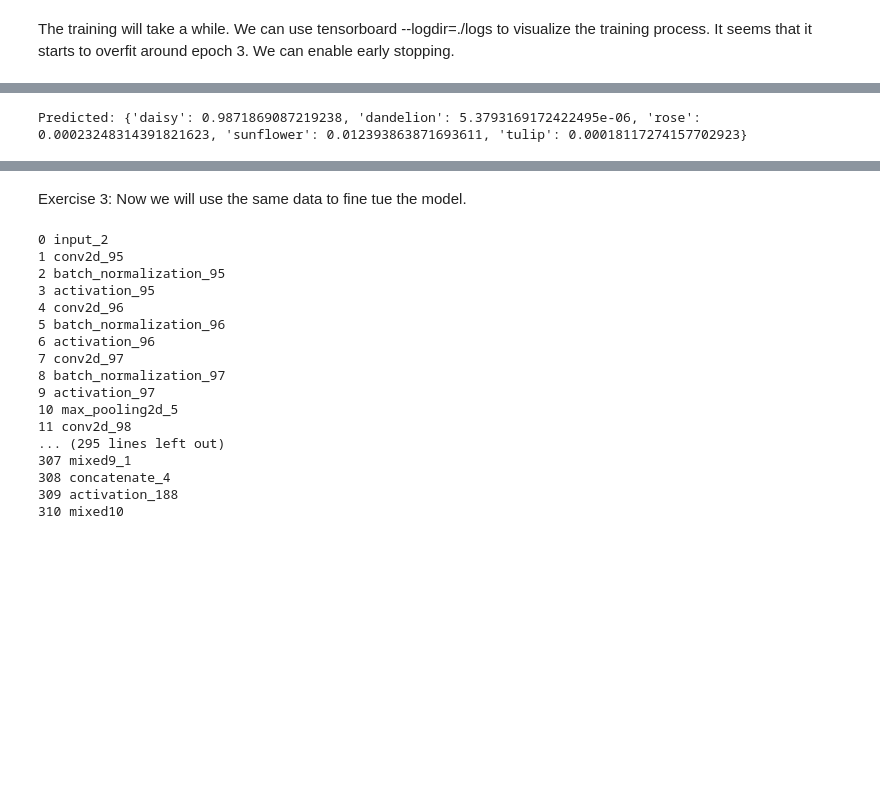
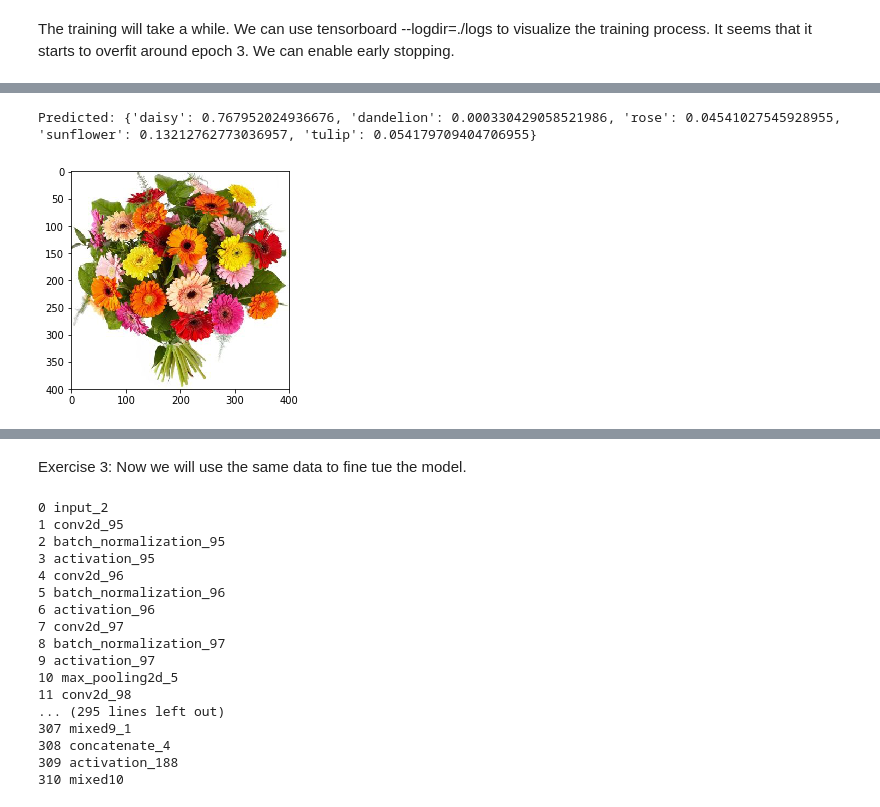
Before and after one commit to nzhou/keras_image_tutorial, a Jupyter notebook: Keras-tutorial.ipynb, the cells around one changed output, grey strips where cells are left out. Drawn from its saved outputs; the diff is of its cells as text; code cells hidden in the pictures; blank space fills up the shorter version.

```diff
--- a/Keras-tutorial.ipynb
+++ b/Keras-tutorial.ipynb
@@ -203,5 +209,7 @@ plt.show()
 # %%
+imshow(imread('data/flower_photos/test/1.jpg'))
 result = test_one_image('data/flower_photos/test/1.jpg', img_width, img_height, new_model)
 print('Predicted:', prob_to_class(class_names, result))
 # %% [output]
-Predicted: {'daisy': 0.9871869087219238, 'dandelion': 5.3793169172422495e-06, 'rose': 0.00023248314391821623, 'sunflower': 0.012393863871693611, 'tulip': 0.00018117274157702923}
+Predicted: {'daisy': 0.767952024936676, 'dandelion': 0.000330429058521986, 'rose': 0.04541027545928955, 'sunflower': 0.13212762773036957, 'tulip': 0.054179709404706955}
+[figure, added]
```
Also changed, not shown: parts of 13 cells of this notebook.
